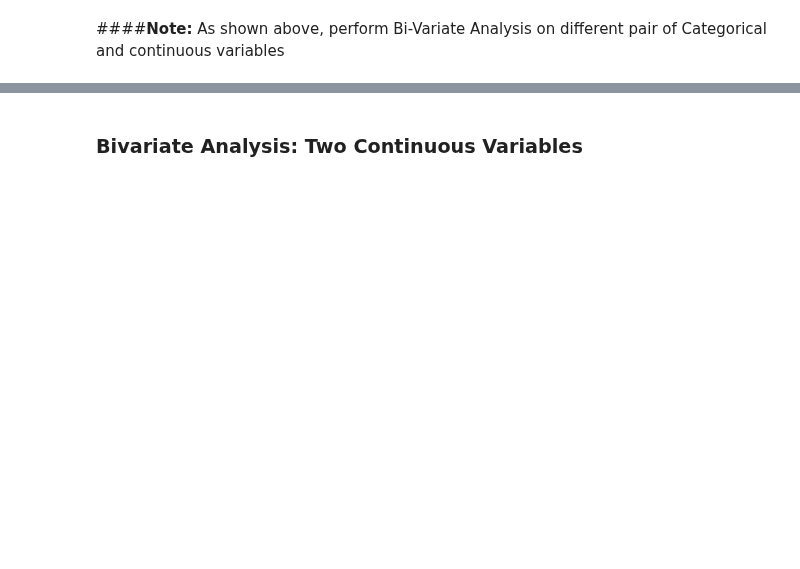
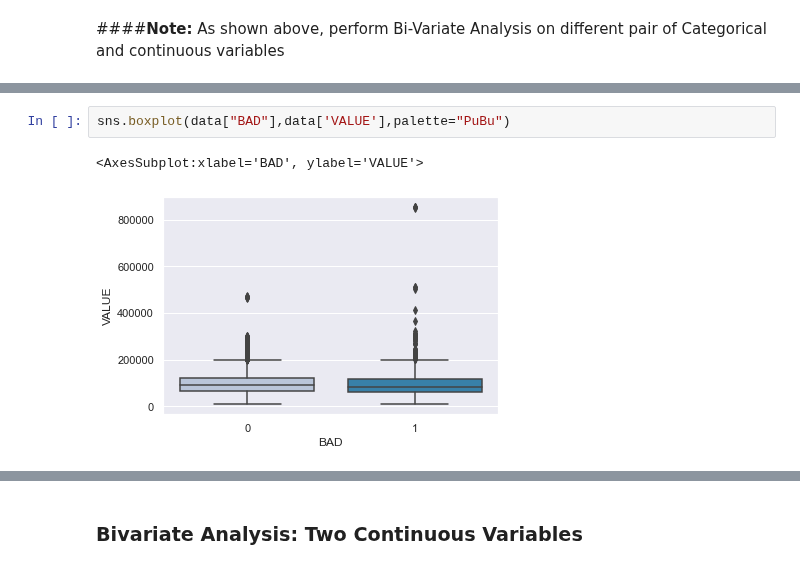
Before and after one commit to asadTariq666/Python_work, a Jupyter notebook: Loan Default Classification/Reference_Notebook_Milestone_1_Classification .ipynb, the cells around one changed output, grey strips where cells are left out. Cells and saved outputs as stored; diff of their text form; blank space fills up the shorter version.

```diff
--- a/Loan Default Classification/Reference_Notebook_Milestone_1_Classification .ipynb
+++ b/Loan Default Classification/Reference_Notebook_Milestone_1_Classification .ipynb
@@ -487,0 +500,5 @@ sns.boxplot(data["BAD"],data['LOAN'],palette="PuBu")
+# %%
+sns.boxplot(data["BAD"],data['VALUE'],palette="PuBu")
+# %% [output]
+<AxesSubplot:xlabel='BAD', ylabel='VALUE'>
+[figure, added]
```
Also changed, not shown: parts of 36 cells of this notebook.
